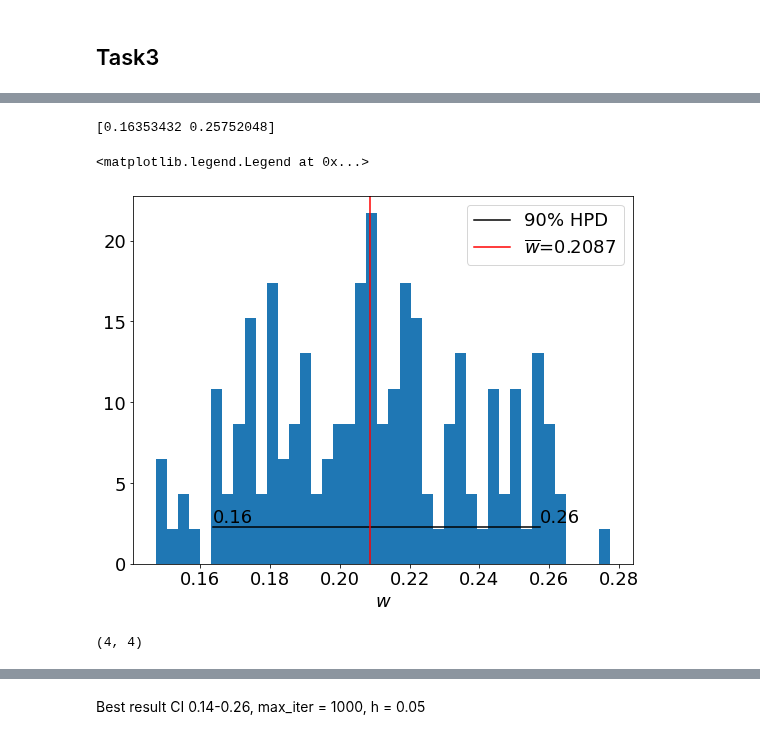
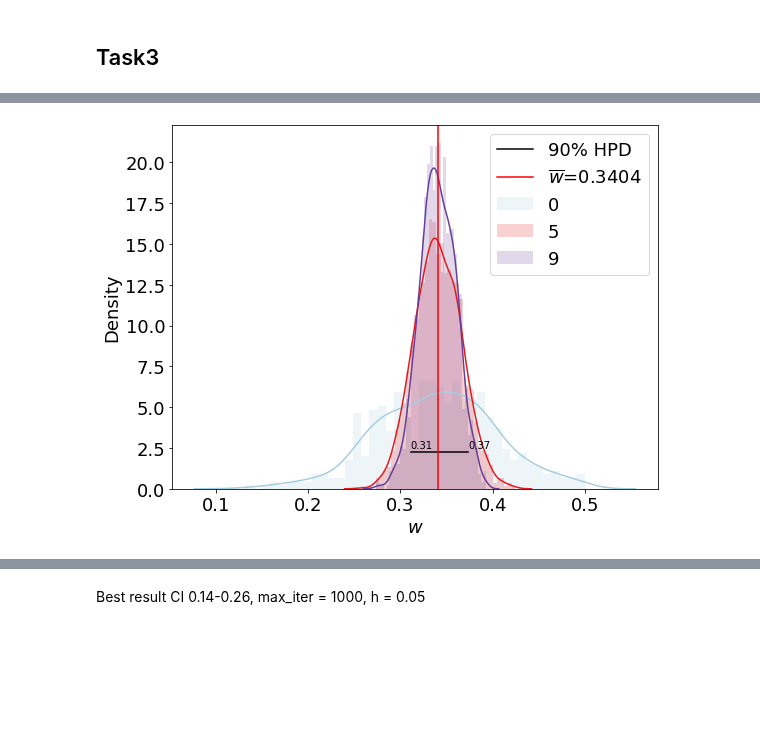
Before and after one commit to elindgren/asam_projects, a Jupyter notebook: Project3/project3_galton_board.ipynb, the cells around one changed output, grey strips where cells are left out. Cells and saved outputs as stored; diff of their text form; code cells hidden in the pictures; blank space fills up the shorter version.

Commit message:
Add consecutive updating of prior in MCMC

```diff
--- a/Project3/project3_galton_board.ipynb
+++ b/Project3/project3_galton_board.ipynb
@@ -132,7 +136,6 @@ def gen_data(nData, alpha = None):
     sData = np.random.rand(nData)*0.5 - 0.25
     y = np.zeros((nData, 2))
     X = np.zeros((nData, nRows+1))
-    print(np.mean(alphaData))
     for i in tqdm(range(nData)):
         s = sData[i]
         y[i,1] = s
@@ -144,6 +147,12 @@ def gen_data(nData, alpha = None):
             y[i,0] = a
             X[i,:] = simulator(a, s)
     return X, y # return experiments and labels
+
+def gen_exp_data(nData):
+    X = np.zeros((nData, nRows+1))
+    for i in tqdm(range(nData)):
+        X[i,:] = board.experiment()
+    return X
 
 
 n_data = 300000
@@ -469,26 +459,49 @@ Accepted: 213
 # %%
-fig,ax = plt.subplots(figsize = (8,6))
-ax.hist(alpha ,bins = 41, density = True)
-
-hdi = pymc3.stats.hpd(alpha, 0.90)
-print(hdi)
-ymax = ax.get_ylim()[1]
-ax.plot(hdi, [ymax/10, ymax/10], c='k', label='90% HPD')
-ax.axvline(np.mean(alpha), c='r', label=r'$\overline{w}$'+f'={np.mean(alpha):.4f}')
-ax.text(hdi[0], ymax/9, s=f'{hdi[0]:.2f}')
-ax.text(hdi[1], ymax/9, s=f'{hdi[1]:.2f}')
-plt.tight_layout()
-ax.set_xlabel(r'$w$')
-ax.legend(loc='best')
+def plot_posterior(ax, alpha, label, iteration, cycles, plot_ci=False):
+    cpalette = sns.color_palette("Paired", cycles)
+    ax.hist(alpha ,bins = 41, density = True, alpha=0.2, label=label, color=cpalette[iteration])
+    sns.kdeplot(x=alpha, alpha=0.6, ax=ax, fill=False, color=cpalette[iteration])
+    hdi = pymc3.stats.hpd(alpha, 0.90)
+    ymax = ax.get_ylim()[1]
+    if plot_ci:
+        ax.plot(hdi, [ymax/10, ymax/10], c='k', label='90% HPD')
+        ax.axvline(np.mean(alpha), c='r', label=r'$\overline{w}$'+f'={np.mean(alpha):.4f}')
+        ax.text(hdi[0], ymax/9, s=f'{hdi[0]:.2f}')
+        ax.text(hdi[1], ymax/9, s=f'{hdi[1]:.2f}')
+    plt.tight_layout()
+    ax.set_xlabel(r'$w$')
+    ax.legend(loc='best')
 #plt.savefig('figures_task2/w_posterior.png')
-# %% [output]
-[0.16353432 0.25752048]
-<matplotlib.legend.Legend at 0x...>
-[figure, removed]
-# %%
-a = np.array([1,2,3,4])
-# print(np.repeat(a.reshape(-1,1), 4, axis=1))
-a = np.tile(a, (4,1))
-print(a.shape)
-# %% [output]
-(4, 4)
+# %%
+def cycles_MCMC(y_obs, s_std, alpha_std, cycles=1, plot=False):
+    max_iter = 2000
+    statistic = 'NN'
+    h = 0.5
+
+    alphas = []
+    acc_rat = []
+    hs = []
+    fig,ax = plt.subplots(figsize = (8,6))
+
+    prior = sc.stats.uniform(loc=0, scale=0.5)
+    for i in tqdm(range(cycles)):
+        alpha = ABC_MCMC2(y_obs, prior, h=h, statistic=statistic, max_iter=max_iter, s_std = s_std, alpha_std=alpha_std)
+        prior = sc.stats.norm(loc=np.mean(alpha), scale=np.std(alpha))
+        if plot and (i%5==0 or i==cycles-1):
+            plot_posterior(ax, alpha, f'{i}', i, cycles,plot_ci=i==cycles-1)
+        acc_ratio = alpha.shape[0] / (y_obs.shape[0]*max_iter)
+        if not i==0:
+#             h *=acc_rat[-1]/acc_ratio
+            pass
+
+        hs.append(h)
+        acc_rat.append(acc_ratio)
+        alphas.append(alpha)
+    return alphas, acc_rat, hs
+
+
+nData = 10
+y_obs = gen_exp_data(nData)
+alphas, acc_rat, hs = cycles_MCMC(y_obs, s_std, alpha_std, cycles=10, plot=True)
+a=2
+# %% [output]
@@ -494,0 +510 @@ print(a.shape)
+[figure, added]
```
Also changed, not shown: parts of 13 cells of this notebook, 2 other files.
